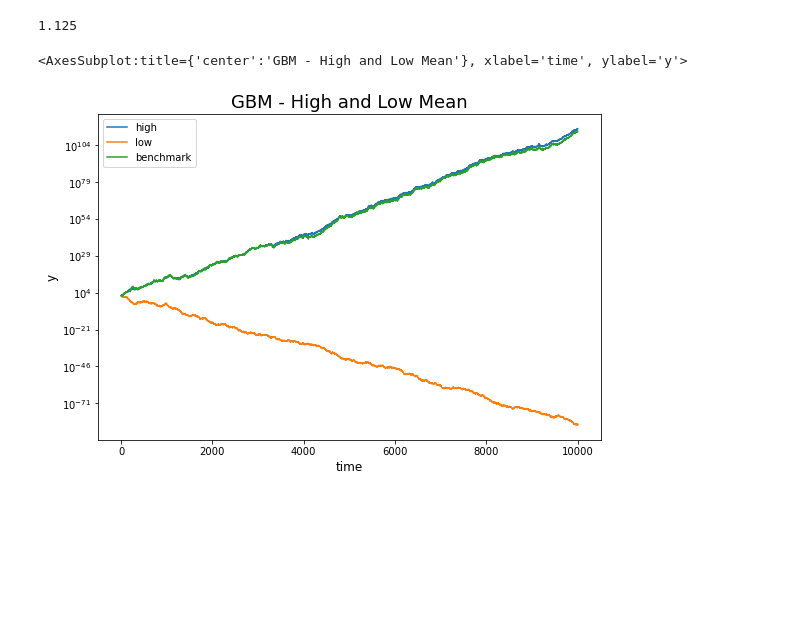
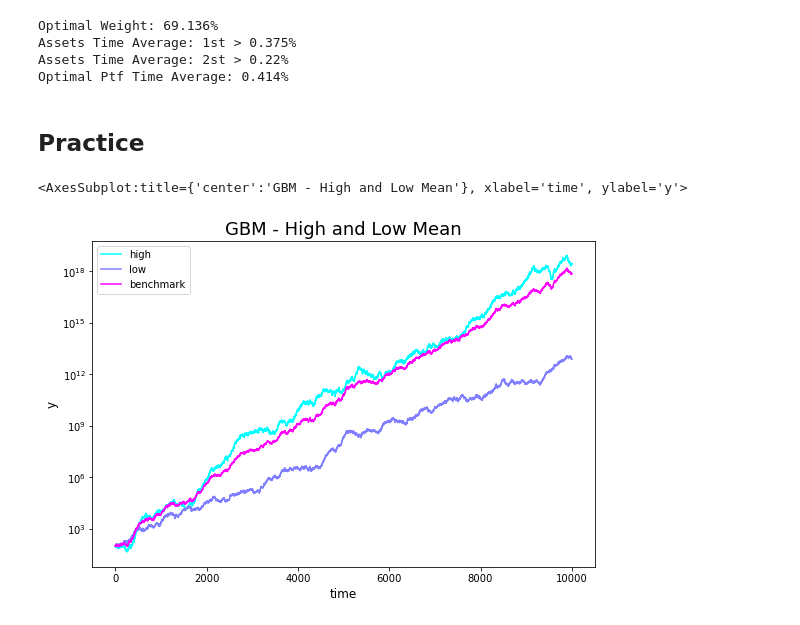
Before and after one commit to lucaberlanda/Magazzino, a Jupyter notebook: Finance/Signals.ipynb, the cells around one changed output. Saved outputs shown, nothing was run; the diff lists cells and outputs as text; code cells hidden in the pictures; blank space fills up the shorter version.

```diff
--- a/Finance/Signals.ipynb
+++ b/Finance/Signals.ipynb
@@ -59,8 +67,9 @@ from Finance.primitive import BrownianMotion
 # %%
 # FIXED PARAMS
-high_mean = 0.05
-low_mean = 0.0
-sigma = 0.2
+high_mean = 0.005
+low_mean = 0.003
+sigma_1 = 0.05
+sigma_2 = 0.04
 
 # VARIABLE PARAMS
 rho_l = np.arange(-1, 1, 0.01)
@@ -102,25 +113,48 @@ plt.show()
 # %%
--(low_mean - high_mean - sigma**2)/(2*(sigma**2))
+chosen_rho = -1
+def time_average_optimal_w(mu_1, mu_2, sigma_1, sigma_2, rho):
+    opt_w = (-mu_1 + mu_2 - sigma_2**2 + rho * sigma_1 * sigma_2)/(-sigma_1**2 -sigma_2**2 + 2 * rho *sigma_1 * sigma_2)
+    return opt_w
+
+
+def time_average(w1, mu_1, mu_2, sigma_1, sigma_2, rho):
+    w2 = 1 - w1
+    return w1 * mu_1 + w2 * mu_2 - 1/2 * (w1**2 * sigma_1**2 + w2**2 * sigma_2**2 + 2 * rho * sigma_1 * sigma_2 * w1 * w2)
+
+
+optimal_weight = time_average_optimal_w(high_mean, low_mean, sigma_1, sigma_2, chosen_rho)
+ptf_time_average = time_average(optimal_weight, high_mean, low_mean, sigma_1, sigma_2, chosen_rho)
+
+print('Optimal Weight: ' + str(round(optimal_weight * 100, 3)) + r'%')
+print('Assets Time Average: 1st > ' + str(round((high_mean - sigma_1**2/2) * 100, 3)) + r'%')
+print('Assets Time Average: 2st > ' + str(round((low_mean - sigma_2**2/2) * 100, 3)) + r'%')
+print('Optimal Ptf Time Average: ' + str(round(ptf_time_average * 100, 3)) + r'%')
 # %% [output]
-1.125
+Optimal Weight: 69.136%
+Assets Time Average: 1st > 0.375%
+Assets Time Average: 2st > 0.22%
+Optimal Ptf Time Average: 0.414%
+# %% [markdown]
+## <span style='font-family:Inter'> Practice
 # %%
 T = 10000
 # %%
-gbm_high = BrownianMotion(S0=100, mu=high_mean, sigma=sigma, T=T, I=1)
-gbm_low = BrownianMotion(S0=100, mu=low_mean, sigma=sigma, T=T, I=1)
+gbm_high = BrownianMotion(S0=100, mu=high_mean, sigma=sigma_1, T=T, I=1)
+gbm_low = BrownianMotion(S0=100, mu=low_mean, sigma=sigma_2, T=T, I=1)
 # %%
 gbm = pd.concat([gbm_high, gbm_low], axis=1)
 gbm.columns = ['high', 'low']
 gbm_ret = gbm.pct_change()
-w = 1.2
+
+w = 0.5
+
 bmk_ret = gbm_ret.loc[:, 'high'] * w + gbm_ret.loc[:, 'low'] * (1-w)
 bmk = rebase_at_x((bmk_ret.fillna(0) + 1).cumprod())
-strat = rebase_at_x((strat_ret.fillna(0) + 1).cumprod())
 gbm['benchmark'] = bmk
 # %%
 ax = generate_ax('GBM - High and Low Mean', 'time', 'y')
-gbm.plot(logy=True, ax=ax)
+gbm.plot(logy=True, ax=ax, cmap='cool')
 # %% [output]
 <AxesSubplot:title={'center':'GBM - High and Low Mean'}, xlabel='time', ylabel='y'>
-[figure, old version]
+[figure, new version]
 # %%
```
Also changed, not shown: parts of 13 cells of this notebook, 5 other files.
